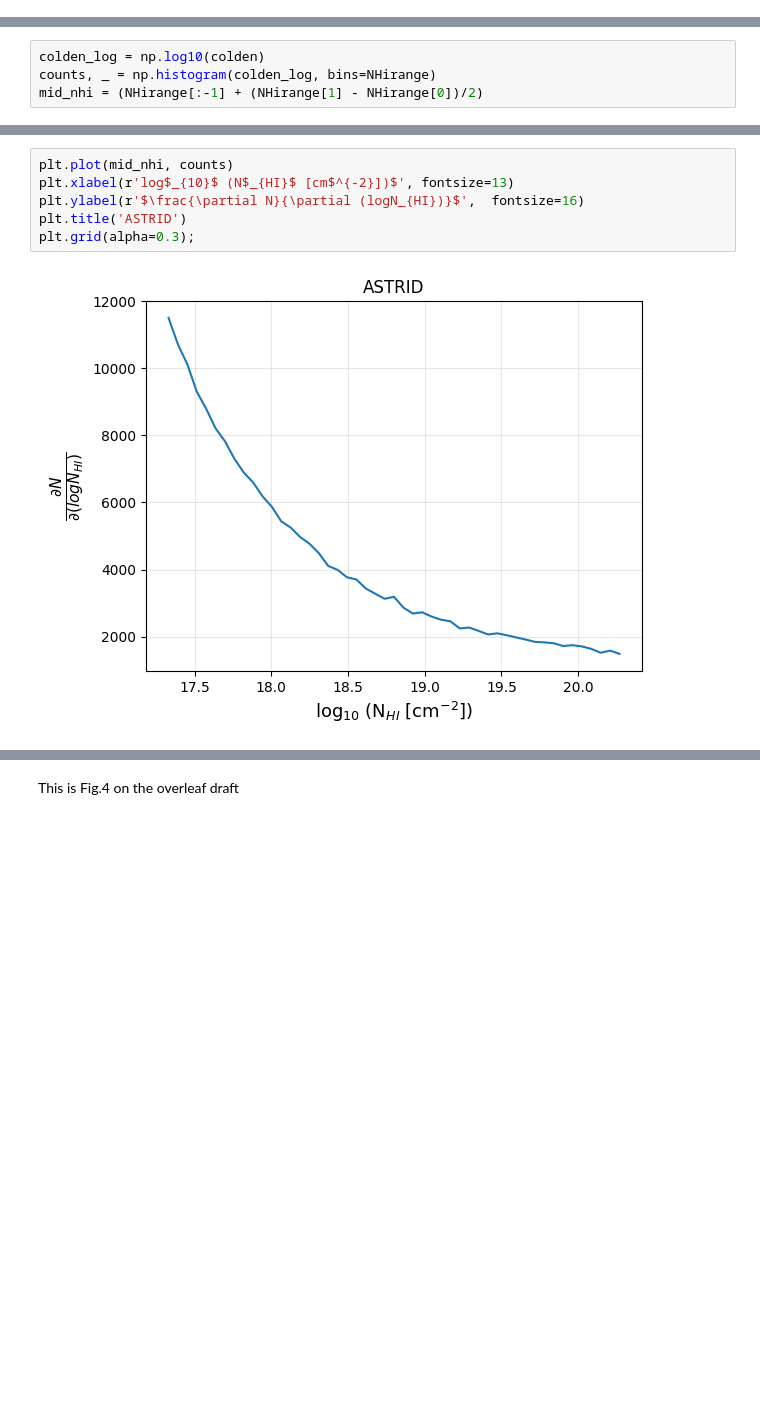
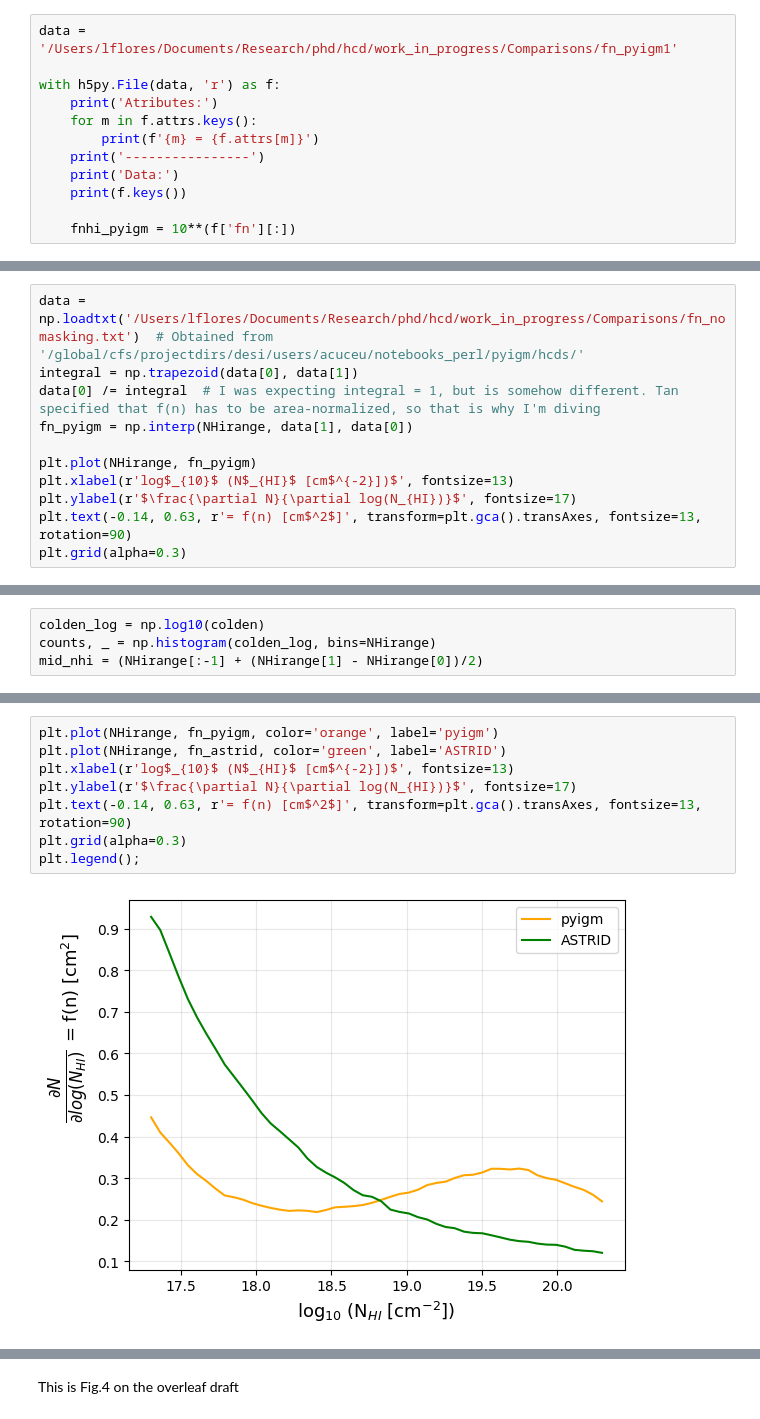
Before and after one commit to andreufont/astrid_hcd, a Jupyter notebook: MW11model/Comparisons/FVoigt=W2.ipynb, the cells around one changed output, grey strips where cells are left out. Saved outputs shown, nothing was run; the diff lists cells and outputs as text; blank space fills up the shorter version.

```diff
--- a/MW11model/Comparisons/FVoigt=W2.ipynb
+++ b/MW11model/Comparisons/FVoigt=W2.ipynb
@@ -52,0 +53,12 @@ With this f_Nhi we can define the column density distribution function as:
+# %%
+data = '/Users/lflores/Documents/Research/phd/hcd/work_in_progress/Comparisons/fn_pyigm1'
+
+with h5py.File(data, 'r') as f:
+    print('Atributes:')
+    for m in f.attrs.keys():
+        print(f'{m} = {f.attrs[m]}')
+    print('----------------')
+    print('Data:')
+    print(f.keys())
+
+    fnhi_pyigm = 10**(f['fn'][:])
@@ -103,0 +248,11 @@ We will compute FvoigHCD (W2) as in Tan25 (Eq.3.3 and Eq.B22 on the overleaf dra
+# %%
+data = np.loadtxt('/Users/lflores/Documents/Research/phd/hcd/work_in_progress/Comparisons/fn_nomasking.txt')  # Obtained from '/global/cfs/projectdirs/desi/users/acuceu/notebooks_perl/pyigm/hcds/'
+integral = np.trapezoid(data[0], data[1])
+data[0] /= integral  # I was expecting integral = 1, but is somehow different. Tan specified that f(n) has to be area-normalized, so that is why I'm diving
+fn_pyigm = np.interp(NHirange, data[1], data[0])
+
+plt.plot(NHirange, fn_pyigm)
+plt.xlabel(r'log$_{10}$ (N$_{HI}$ [cm$^{-2}])$', fontsize=13)
+plt.ylabel(r'$\frac{\partial N}{\partial log(N_{HI})}$', fontsize=17)
+plt.text(-0.14, 0.63, r'= f(n) [cm$^2$]', transform=plt.gca().transAxes, fontsize=13, rotation=90)
+plt.grid(alpha=0.3)
@@ -210,8 +270,10 @@ mid_nhi = (NHirange[:-1] + (NHirange[1] - NHirange[0])/2)
 # %%
-plt.plot(mid_nhi, counts)
+plt.plot(NHirange, fn_pyigm, color='orange', label='pyigm')
+plt.plot(NHirange, fn_astrid, color='green', label='ASTRID')
 plt.xlabel(r'log$_{10}$ (N$_{HI}$ [cm$^{-2}])$', fontsize=13)
-plt.ylabel(r'$\frac{\partial N}{\partial (logN_{HI})}$',  fontsize=16)
-plt.title('ASTRID')
-plt.grid(alpha=0.3);
+plt.ylabel(r'$\frac{\partial N}{\partial log(N_{HI})}$', fontsize=17)
+plt.text(-0.14, 0.63, r'= f(n) [cm$^2$]', transform=plt.gca().transAxes, fontsize=13, rotation=90)
+plt.grid(alpha=0.3)
+plt.legend();
 # %% [output]
-[figure, old version]
+[figure, new version]
```
Also changed, not shown: parts of 50 cells of this notebook.
